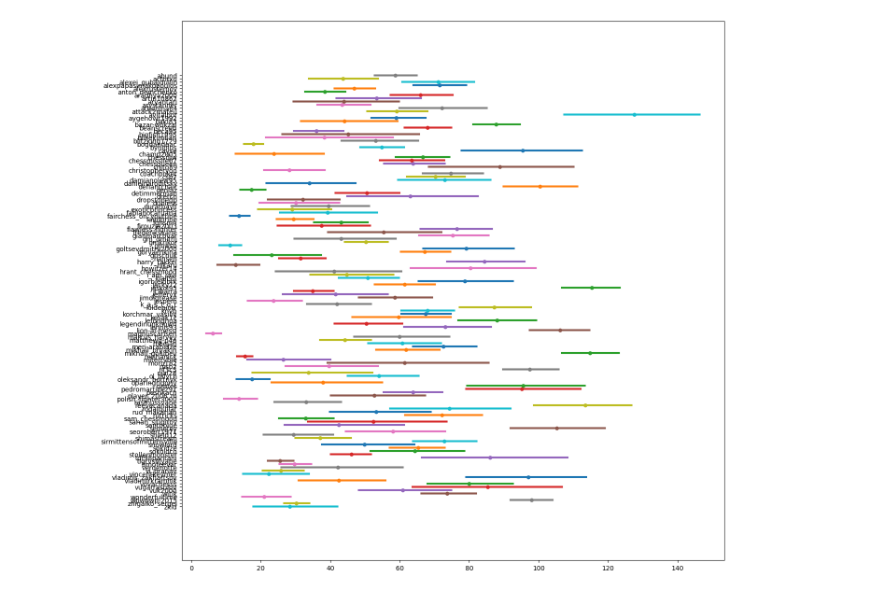
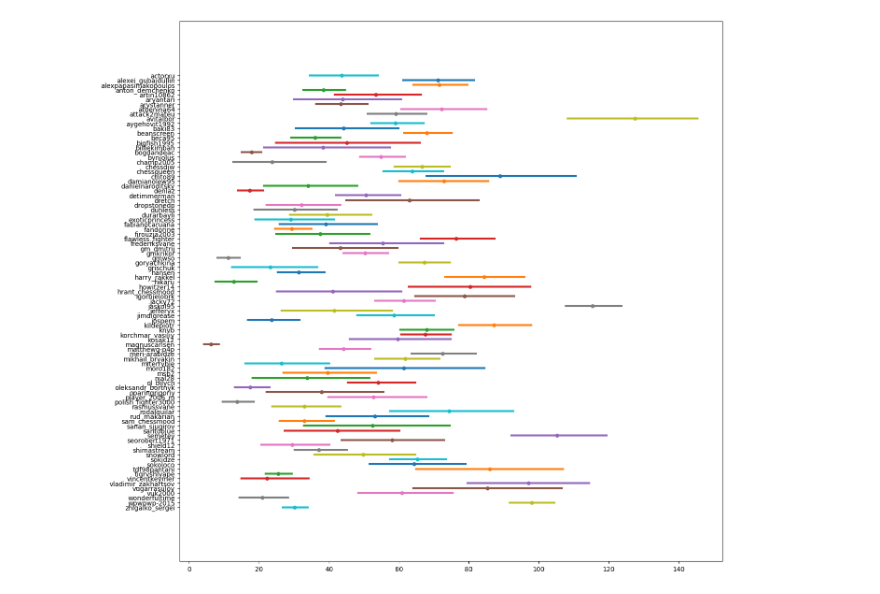
Before and after one commit to poloniki/titled_tuesday, a Jupyter notebook: player_analysis.ipynb, the cells around one changed output. Cells and saved outputs as stored; diff of their text form; code cells hidden in the pictures.

```diff
--- a/player_analysis.ipynb
+++ b/player_analysis.ipynb
@@ -162,3 +159,7 @@ ValueError: DataFrame constructor not properly called!
+# %%
+fide_df = pd.DataFrame(player_names)
+# fide_df.to_csv('players_ratings.csv', index=False)
+rating_players = fide_df.loc[fide_df.rating!='Blitz rating not found'].astype({'rating':int})
 # %%
 import numpy as np
 import matplotlib.pyplot as plt
@@ -284,13 +283,15 @@ slice = over_30_games_players_df.query('player in @compare_players')
+# %%
+slice = over_30_games_players_df.loc[over_30_games_players_df.player.isin(rating_players.player.values)]
 # %%
 # Initialize list of plug-in summaries
 summaries = []
 # Iterate through groups and instantiate conf intervals
-for label, group in over_30_games_players_df.groupby('player'):
+for label, group in slice.groupby('player'):
     summaries.append(
       plugin_summary(
           group['place'].dropna().values, np.mean, label=label
       )
   )
 fig = plot_conf_ints(summaries)
 # %% [output]
-[figure, old version]
+[figure, new version]
```
Also changed, not shown: parts of 24 cells of this notebook, 1 other file.
